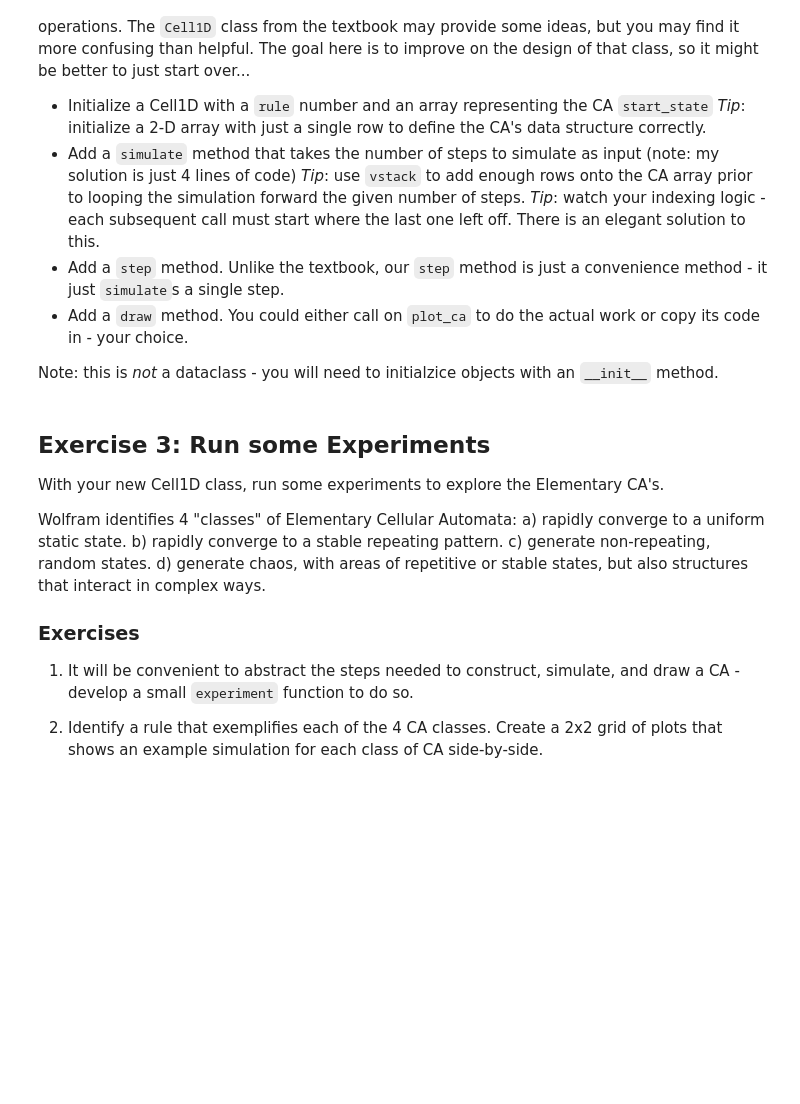
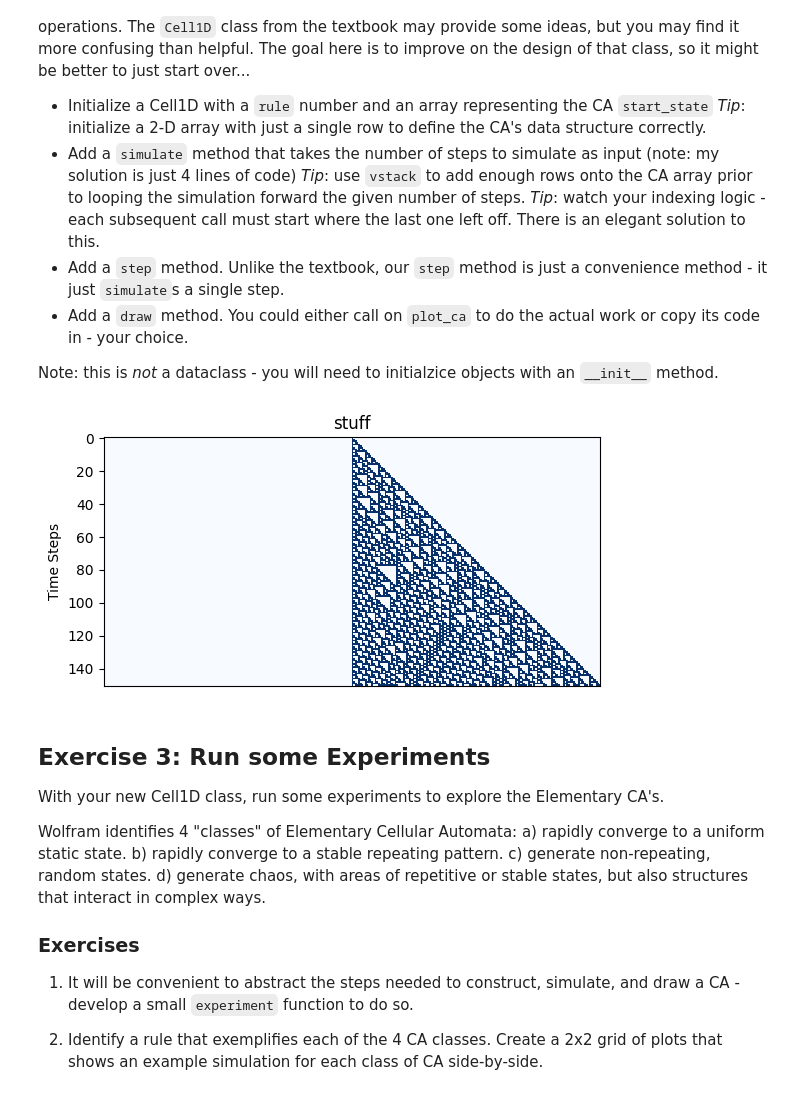
Before and after one commit to Gipir/cap-comp215, a Jupyter notebook: labs/lab05 copy.ipynb, the cells around one changed output. Cells and saved outputs as stored; diff of their text form; code cells hidden in the pictures; blank space fills up the shorter version.

```diff
--- a/labs/lab05 copy.ipynb
+++ b/labs/lab05 copy.ipynb
@@ -130,3 +137,40 @@ Note: this is *not* a dataclass - you will need to initialzice objects with an `
+# %%
+class Cell1D:
+    state : np.matrix
+    rule : int
+    rule_unpacked : np.array
+
+    def __init__(self, start_state, rule):
+        self.state = np.array([start_state])
+        self.rule = rule
+        self.rule_unpacked = get_lookup_table(rule)
+
+    def simulate(self, n_steps):
+        step = self.state.shape[0]
+        empty = np.zeros((n_steps, self.state.shape[1]), dtype = np.uint8)
+        self.state = np.vstack([self.state, empty])
+        for t in range(step, step + n_steps):
+            self.state[t] = transition(self.state[t-1], self.rule_unpacked)
+
+
+            '''
+            new_line = np.zeros(self.state.size + 2, dtype = np.uint8)
+            for j in range(new_line.size):
+                id = self.state[j]*4 + self.state[j+1]*2 + self.state[j+2]*1
+                new_line[j+1] = self.rule_unpacked[id]
+            self.state = new_line
+            '''
+    def draw(self, name):
+        plot_ca(self.state, name)
+
+    def step(self):
+        self.simulate(1)
+
+test = Cell1D(single_centre_array(301), 124)
+test.simulate(150)
+test.draw('stuff')
+# %% [output]
+[figure, added]
 # %% [markdown]
 ## Exercise 3: Run some Experiments
 With your new Cell1D class, run some experiments to explore the Elementary CA's.
```
Also changed, not shown: parts of 13 cells of this notebook, 1 other file.
